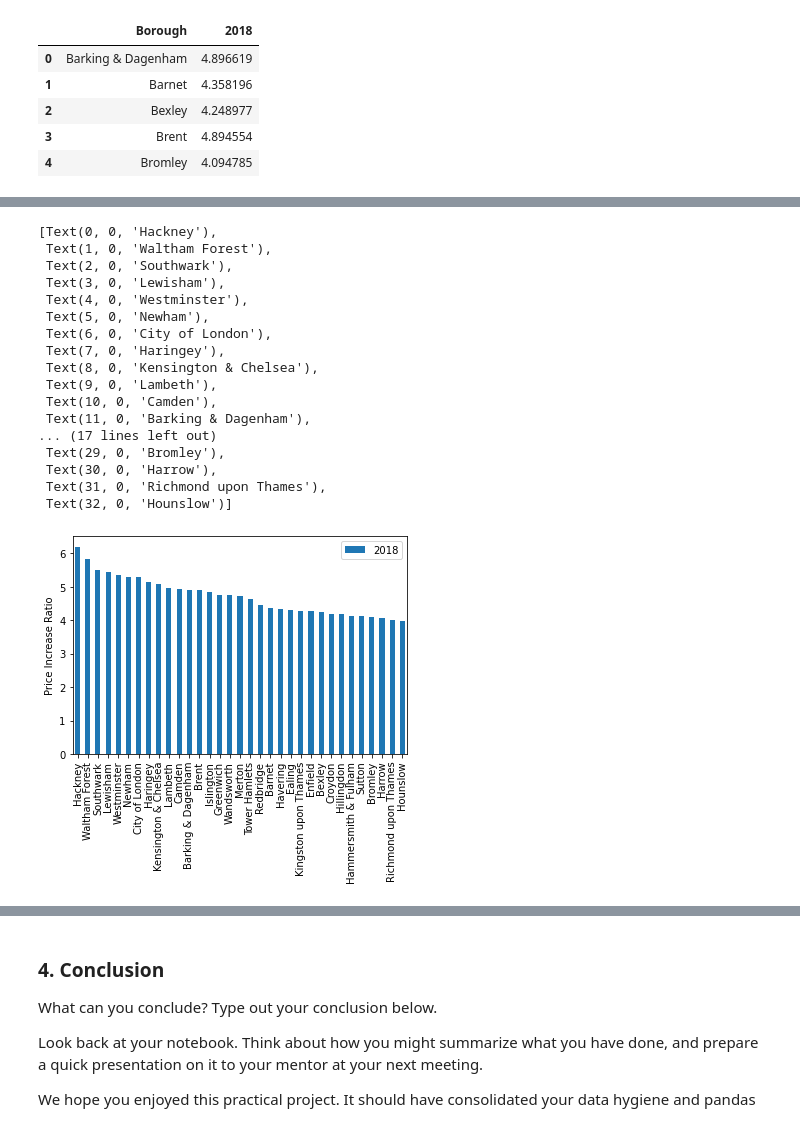
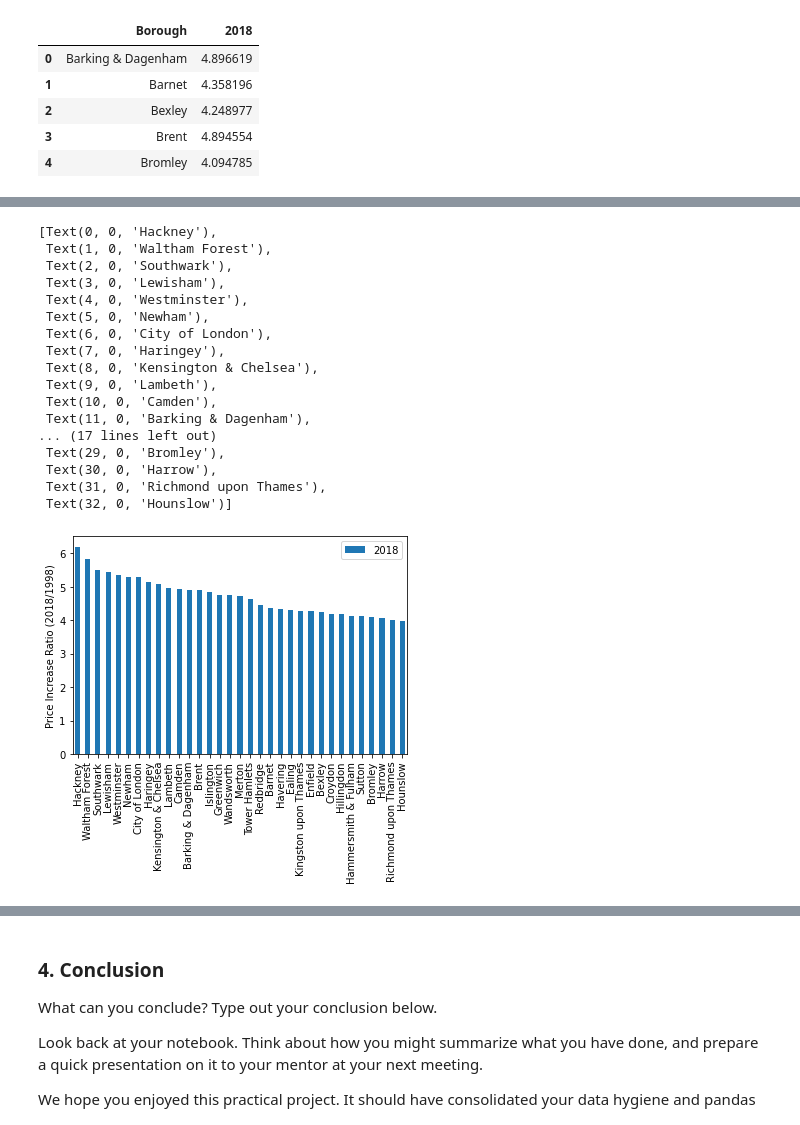
Before and after one commit to Zaxela/Springboard, a Jupyter notebook: Unit_4_Challenge_Tier_3.ipynb, the cells around one changed output, grey strips where cells are left out. Saved outputs shown, nothing was run; the diff lists cells and outputs as text; code cells hidden in the pictures.

```diff
--- a/Unit_4_Challenge_Tier_3.ipynb
+++ b/Unit_4_Challenge_Tier_3.ipynb
@@ -616,24 +616,24 @@ print(df_ratios_sorted)
 26  Richmond upon Thames  4.005162
 17              Hounslow  3.976409
 # %%
-ratios_graph = df_ratios_sorted[['Borough', '2018']].plot(kind='bar', ylabel='Price Increase Ratio')
+ratios_graph = df_ratios_sorted[['Borough', '2018']].plot(kind='bar', ylabel='Price Increase Ratio (2018/1998)')
 ratios_graph.set_xticklabels(df_ratios_sorted.Borough)
 # %% [output]
 [Text(0, 0, 'Hackney'),
  Text(1, 0, 'Waltham Forest'),
  Text(2, 0, 'Southwark'),
  Text(3, 0, 'Lewisham'),
  Text(4, 0, 'Westminster'),
  Text(5, 0, 'Newham'),
  Text(6, 0, 'City of London'),
  Text(7, 0, 'Haringey'),
  Text(8, 0, 'Kensington & Chelsea'),
  Text(9, 0, 'Lambeth'),
  Text(10, 0, 'Camden'),
  Text(11, 0, 'Barking & Dagenham'),
 ... (17 lines left out)
  Text(29, 0, 'Bromley'),
  Text(30, 0, 'Harrow'),
  Text(31, 0, 'Richmond upon Thames'),
  Text(32, 0, 'Hounslow')]
-[figure, old version]
+[figure, new version]
```
Also changed, not shown: parts of 3 cells of this notebook.
